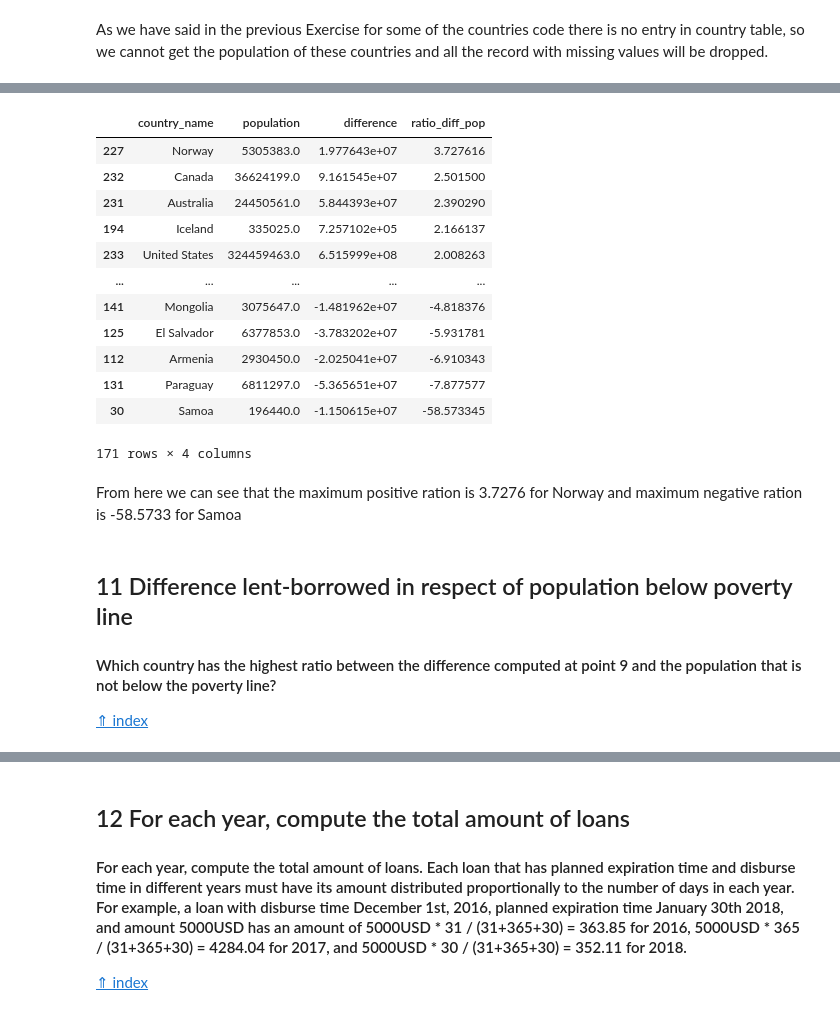
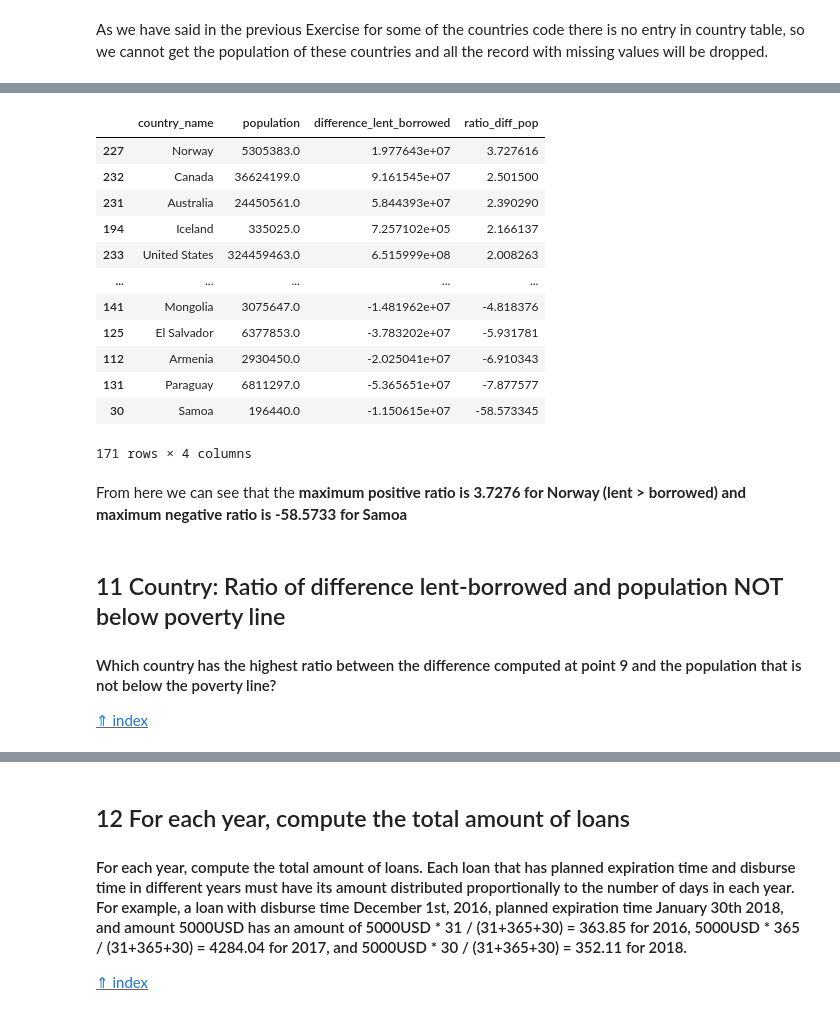
Before and after one commit to kayne87/FoCS, a Jupyter notebook: FoCS_new.ipynb, the cells around one changed output, grey strips where cells are left out. Saved outputs shown, nothing was run; the diff lists cells and outputs as text; code cells hidden in the pictures.

```diff
--- a/FoCS_new.ipynb
+++ b/FoCS_new.ipynb
@@ -751,11 +751,12 @@ df_countries_lent_borrowed_nomissing
 171 rows × 7 columns
 # %%
+# Ratio of difference lent-borrowed and population
 df_countries_lent_borrowed_nomissing = df_countries_lent_borrowed_nomissing.drop(columns=["country_code", "population_below_poverty_line", "total_funded", "borrowed"])
-df_countries_lent_borrowed_nomissing = df_countries_lent_borrowed_nomissing.assign(ratio_diff_pop=df_countries_lent_borrowed_nomissing.difference/df_countries_lent_borrowed_nomissing.population)
+df_countries_lent_borrowed_nomissing = df_countries_lent_borrowed_nomissing.assign(ratio_diff_pop=df_countries_lent_borrowed_nomissing.difference_lent_borrowed/df_countries_lent_borrowed_nomissing.population)
 df_countries_lent_borrowed_nomissing.sort_values(by=["ratio_diff_pop"], ascending=False, inplace=True)
 df_countries_lent_borrowed_nomissing
 # %% [output]
-|  | country_name | population | difference | ratio_diff_pop |
+|  | country_name | population | difference_lent_borrowed | ratio_diff_pop |
 | 227 | Norway | 5305383.0 | 1.977643e+07 | 3.727616 |
 | 232 | Canada | 36624199.0 | 9.161545e+07 | 2.501500 |
 | 231 | Australia | 24450561.0 | 5.844393e+07 | 2.390290 |
@@ -769,9 +770,9 @@ df_countries_lent_borrowed_nomissing
 | 30 | Samoa | 196440.0 | -1.150615e+07 | -58.573345 |
 171 rows × 4 columns
 # %% [markdown]
-From here we can see that the maximum positive ration is 3.7276 for Norway and maximum negative ration is -58.5733 for Samoa
+From here we can see that the **maximum positive ratio is 3.7276 for Norway (lent > borrowed) and maximum negative ratio is -58.5733 for Samoa**
 # %% [markdown]
-## 11 <a class="anchor" id="country-lent-borrowed-population-line">Difference lent-borrowed in respect of population below poverty line</a>
+## 11 <a class="anchor" id="country-lent-borrowed-population-line">Country: Ratio of difference lent-borrowed and population NOT below poverty line</a>
 #### Which country has the highest ratio between the difference computed at point 9 and the population that is not below the poverty line?
 [⇑ index](#main)
 # %%
```
Also changed, not shown: parts of 9 cells of this notebook.
